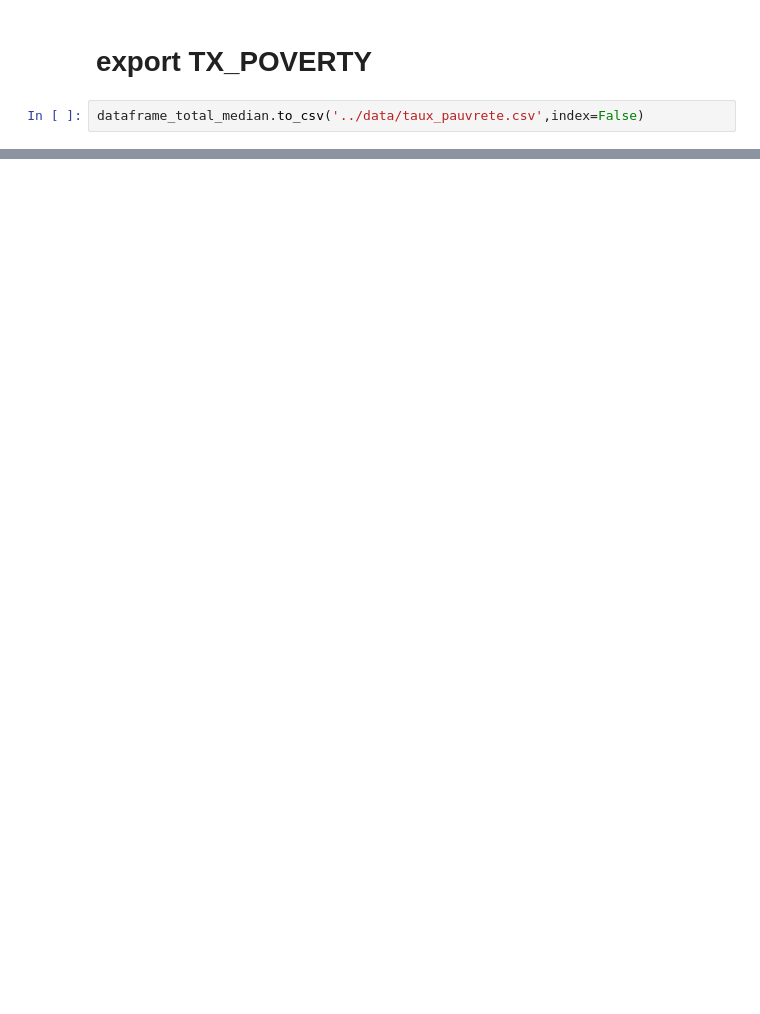
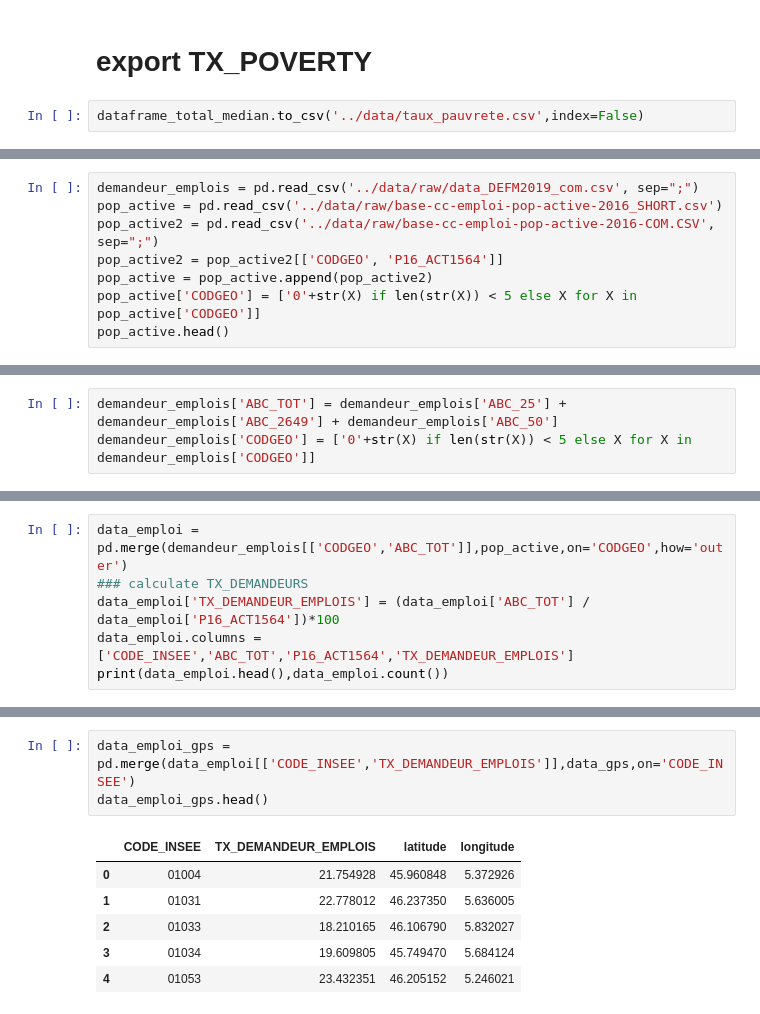
Before and after one commit to dataforgoodfr/batch8_mednum, a Jupyter notebook: notebooks/Getting_data_poverty.ipynb, the cells around one changed output, grey strips where cells are left out. Cells and saved outputs as stored; diff of their text form; blank space fills up the shorter version.

```diff
--- a/notebooks/Getting_data_poverty.ipynb
+++ b/notebooks/Getting_data_poverty.ipynb
@@ -529,0 +475,8 @@ dataframe_total_median.to_csv('../data/taux_pauvrete.csv',index=False)
+# %%
+demandeur_emplois = pd.read_csv('../data/raw/data_DEFM2019_com.csv', sep=";")
+pop_active = pd.read_csv('../data/raw/base-cc-emploi-pop-active-2016_SHORT.csv')
+pop_active2 = pd.read_csv('../data/raw/base-cc-emploi-pop-active-2016-COM.CSV', sep=";")
+pop_active2 = pop_active2[['CODGEO', 'P16_ACT1564']]
+pop_active = pop_active.append(pop_active2)
+pop_active['CODGEO'] = ['0'+str(X) if len(str(X)) < 5 else X for X in pop_active['CODGEO']]
+pop_active.head()
@@ -529,0 +496,3 @@ dataframe_total_median.to_csv('../data/taux_pauvrete.csv',index=False)
+# %%
+demandeur_emplois['ABC_TOT'] = demandeur_emplois['ABC_25'] + demandeur_emplois['ABC_2649'] + demandeur_emplois['ABC_50']
+demandeur_emplois['CODGEO'] = ['0'+str(X) if len(str(X)) < 5 else X for X in demandeur_emplois['CODGEO']]
@@ -529,0 +511,6 @@ dataframe_total_median.to_csv('../data/taux_pauvrete.csv',index=False)
+# %%
+data_emploi = pd.merge(demandeur_emplois[['CODGEO','ABC_TOT']],pop_active,on='CODGEO',how='outer')
+### calculate TX_DEMANDEURS
+data_emploi['TX_DEMANDEUR_EMPLOIS'] = (data_emploi['ABC_TOT'] / data_emploi['P16_ACT1564'])*100
+data_emploi.columns = ['CODE_INSEE','ABC_TOT','P16_ACT1564','TX_DEMANDEUR_EMPLOIS']
+print(data_emploi.head(),data_emploi.count())
@@ -529,0 +528,10 @@ dataframe_total_median.to_csv('../data/taux_pauvrete.csv',index=False)
+# %%
+data_emploi_gps = pd.merge(data_emploi[['CODE_INSEE','TX_DEMANDEUR_EMPLOIS']],data_gps,on='CODE_INSEE')
+data_emploi_gps.head()
+# %% [output]
+|  | CODE_INSEE | TX_DEMANDEUR_EMPLOIS | latitude | longitude |
+| 0 | 01004 | 21.754928 | 45.960848 | 5.372926 |
+| 1 | 01031 | 22.778012 | 46.237350 | 5.636005 |
+| 2 | 01033 | 18.210165 | 46.106790 | 5.832027 |
+| 3 | 01034 | 19.609805 | 45.749470 | 5.684124 |
+| 4 | 01053 | 23.432351 | 46.205152 | 5.246021 |
```
Also changed, not shown: parts of 45 cells of this notebook, 1 other file.
